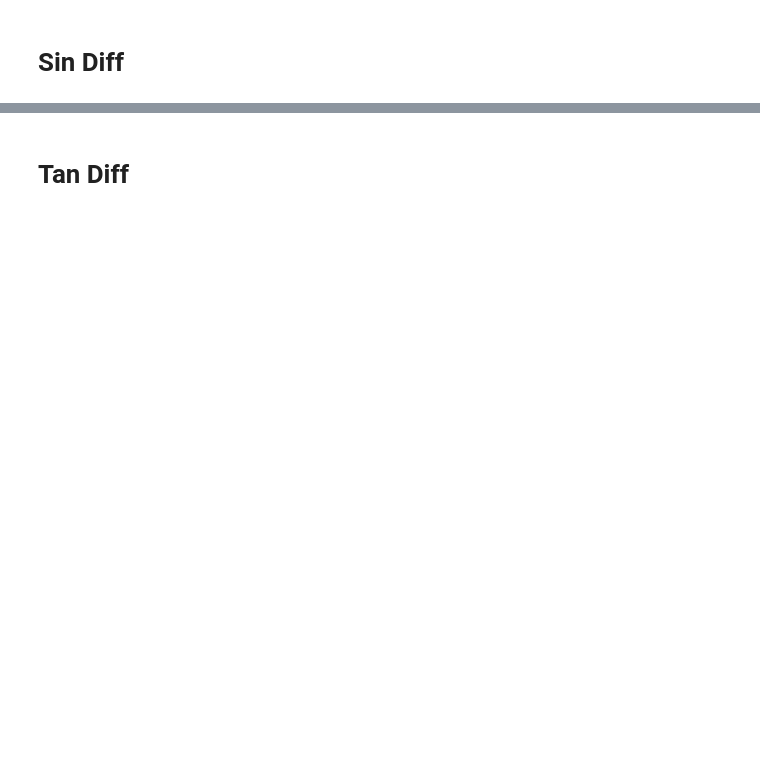
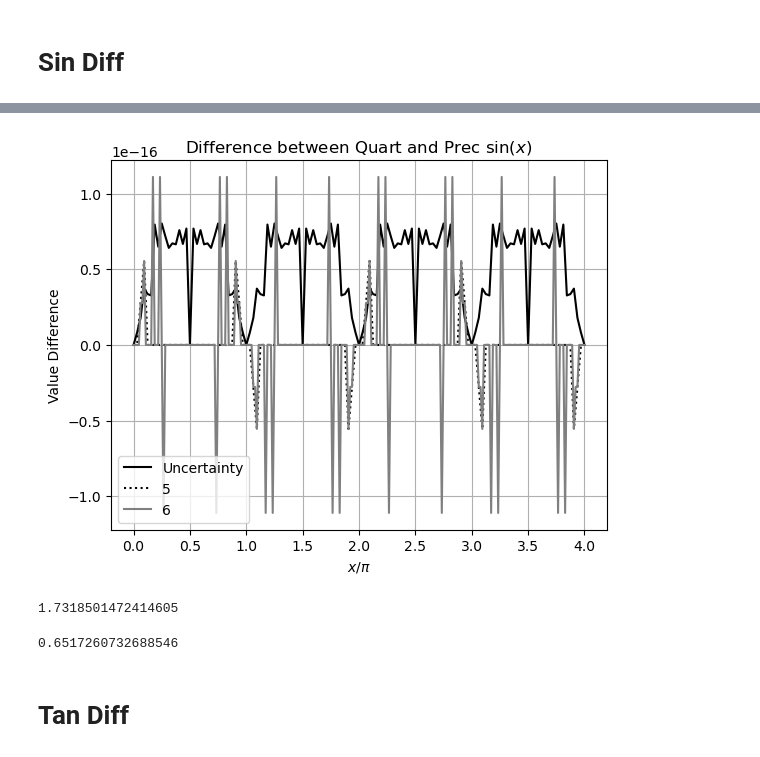
Before and after one commit to Chengpu0707/VarianceArithmetic, a Jupyter notebook: IPyNb/SinDiff.ipynb, the cells around one changed output, grey strips where cells are left out. Cells and saved outputs as stored; diff of their text form; code cells hidden in the pictures; blank space fills up the shorter version.

```diff
--- a/IPyNb/SinDiff.ipynb
+++ b/IPyNb/SinDiff.ipynb
@@ -80,3 +90,15 @@ ValueDiff('Prec', 'Lib', 5, 6, 4)
+# %%
+ValueDiff('Quart', 'Prec', 5, 6, 4)
+# %% [output]
+[figure, added]
+# %%
+df['Normalized Error'].max()
+# %% [output]
+1.7318501472414605
+# %%
+df['Normalized Error'].std()
+# %% [output]
+0.6517260732688546
 # %% [markdown]
 # Tan Diff
 # %%
```
Also changed, not shown: parts of 35 cells of this notebook, 54 other files.
